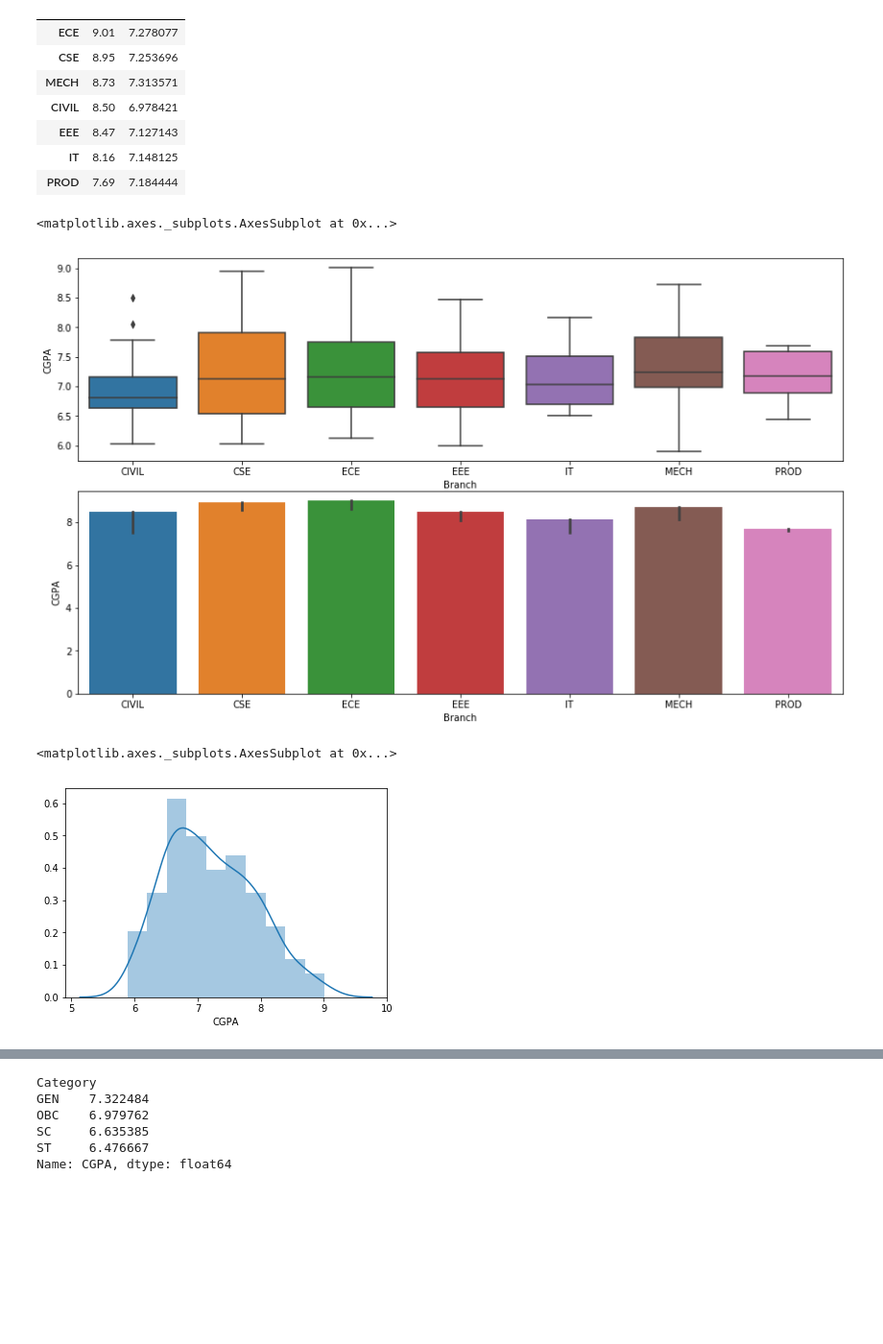
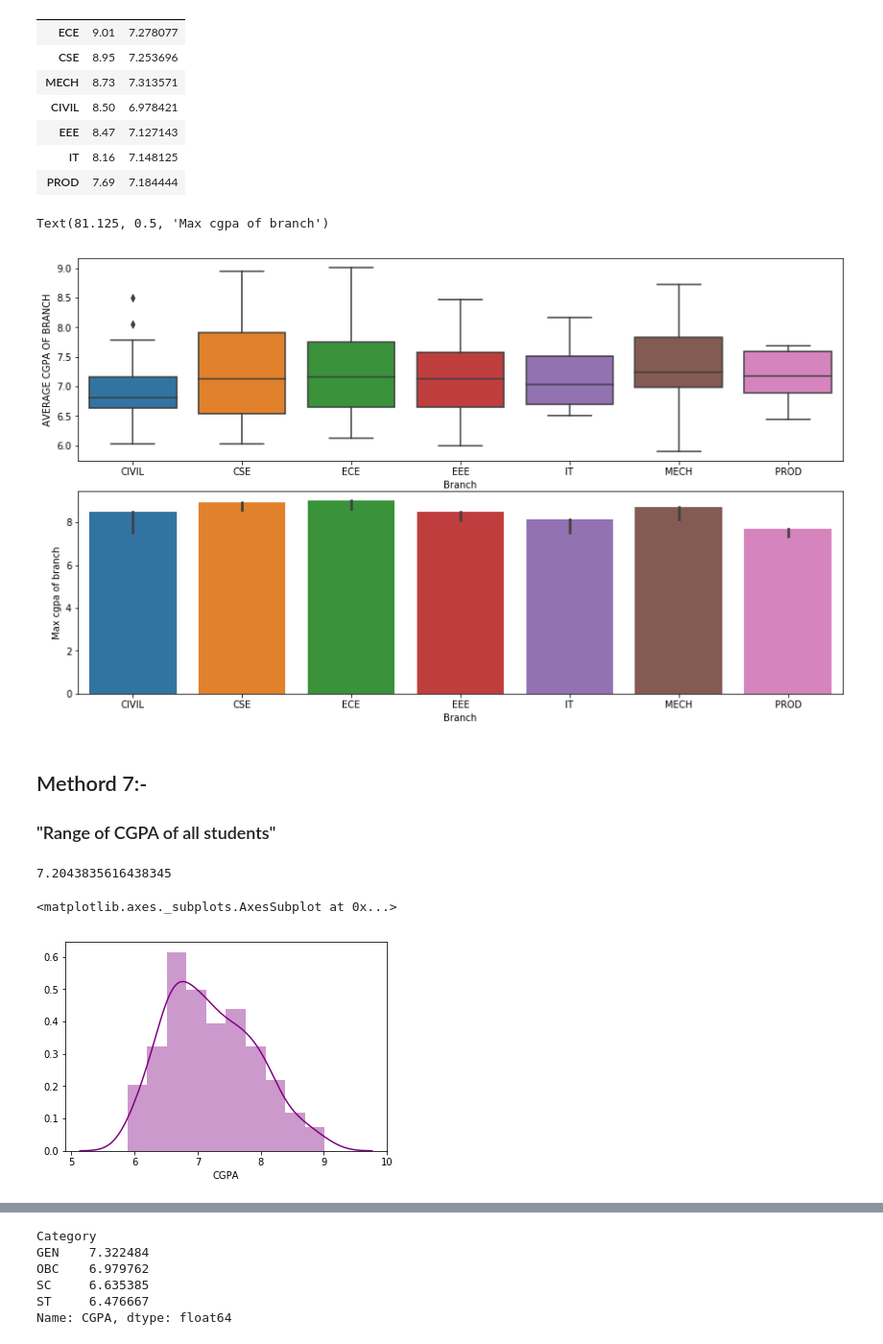
Before and after one commit to Learnlearningplatform/Btech_student_analysis, a Jupyter notebook: assignment_2.ipynb, the cells around one changed output, grey strips where cells are left out. Shown at 96% size. Saved outputs shown, nothing was run; the diff lists cells and outputs as text; code cells hidden in the pictures; blank space fills up the shorter version.

Commit message:
added graphs

```diff
--- a/assignment_2.ipynb
+++ b/assignment_2.ipynb
@@ -223,15 +242,24 @@ df.groupby('Branch')['CGPA'].agg(['max','mean']).sort_values(by='max',ascending=
 | PROD | 7.69 | 7.184444 |
 # %%
 fig,ax=plt.subplots(nrows=2,ncols=1,figsize=(12,7))
-plt.tight_layout()f
+plt.tight_layout()
 sns.boxplot(x='Branch',y='CGPA',data=df,ax=ax[0])
+ax[0].set_ylabel('AVERAGE CGPA OF BRANCH')
 sns.barplot(x='Branch',y='CGPA',data=df,ax=ax[1],estimator=np.max)
+ax[1].set_ylabel('Max cgpa of branch')
 # %% [output]
-<matplotlib.axes._subplots.AxesSubplot at 0x...>
+Text(81.125, 0.5, 'Max cgpa of branch')
-[figure, old version]
+[figure, new version]
+# %% [markdown]
+## Methord 7:-
+### "Range of CGPA of all students"
+# %%
+df['CGPA'].mean()
+# %% [output]
+7.2043835616438345
 # %%
-sns.distplot(df['CGPA'],bins=10)
+sns.distplot(df['CGPA'],bins=10,color='purple')
 #most students score between 6.5 to 7
 # %% [output]
 <matplotlib.axes._subplots.AxesSubplot at 0x...>
-[figure, old version]
+[figure, new version]
```
Also changed, not shown: parts of 28 cells of this notebook.
